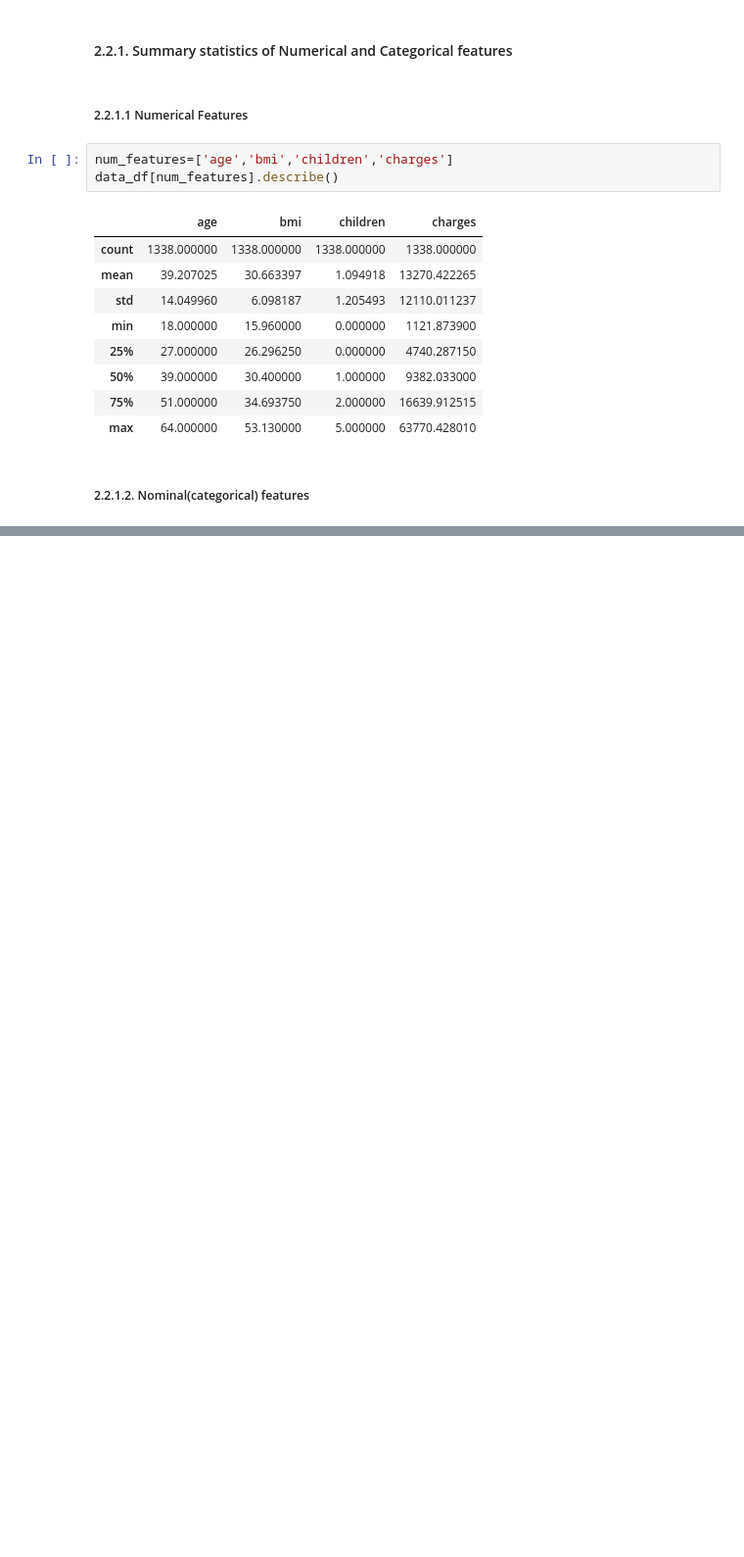
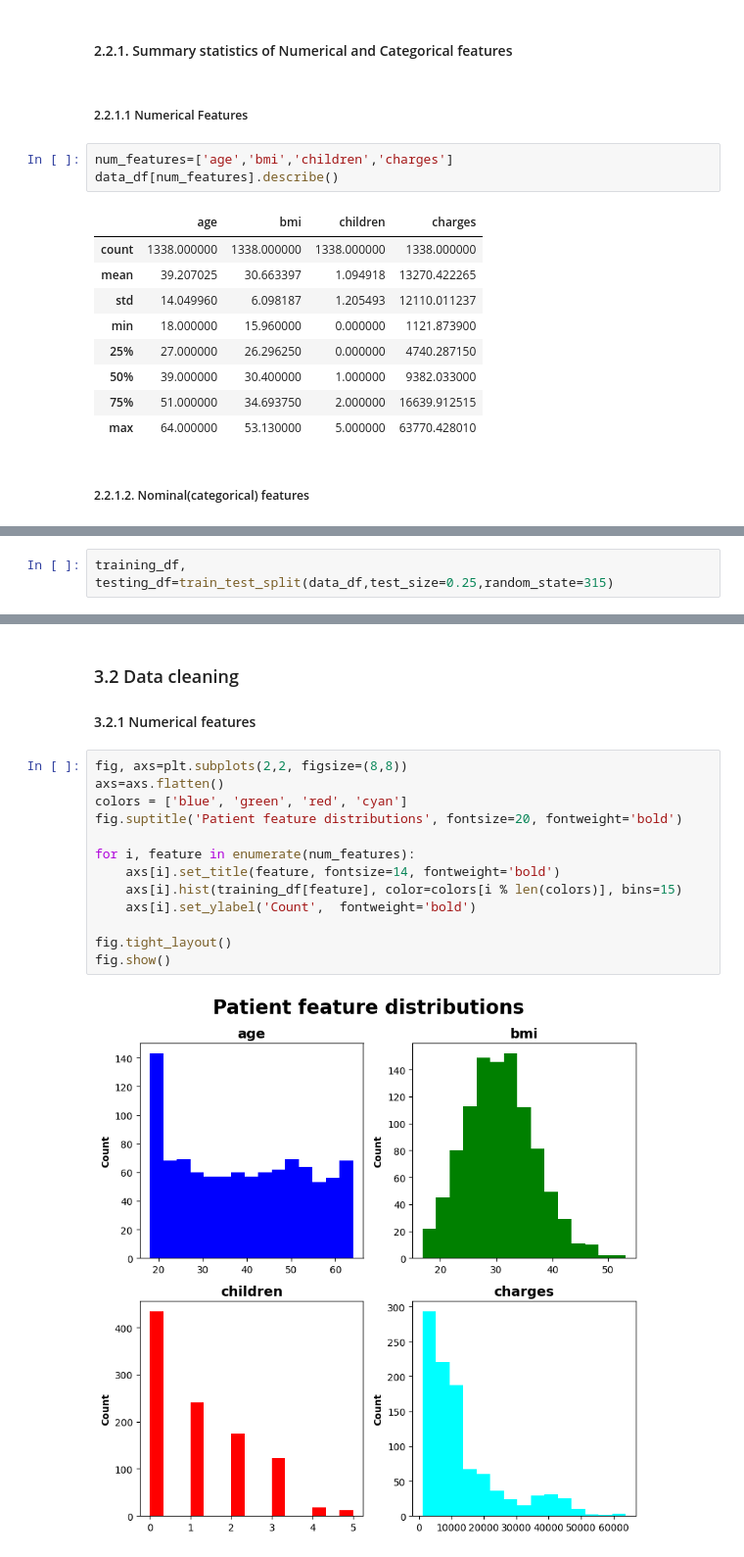
Before and after one commit to 4GeeksAcademy/Madesh-linear-regression, a Jupyter notebook: src/Madesh_solution.ipynb, the cells around one changed output, grey strips where cells are left out. Shown at 98% size. Saved outputs shown, nothing was run; the diff lists cells and outputs as text; blank space fills up the shorter version.

```diff
--- a/src/Madesh_solution.ipynb
+++ b/src/Madesh_solution.ipynb
@@ -71,0 +109,2 @@ cat_features=['sex','smoker','region']
+# %%
+training_df, testing_df=train_test_split(data_df,test_size=0.25,random_state=315)
@@ -71,0 +123,18 @@ cat_features=['sex','smoker','region']
+# %% [markdown]
+### 3.2 Data cleaning
+#### 3.2.1 Numerical features
+# %%
+fig, axs=plt.subplots(2,2, figsize=(8,8))
+axs=axs.flatten()
+colors = ['blue', 'green', 'red', 'cyan']
+fig.suptitle('Patient feature distributions', fontsize=20, fontweight='bold')
+
+for i, feature in enumerate(num_features):
+    axs[i].set_title(feature, fontsize=14, fontweight='bold')
+    axs[i].hist(training_df[feature], color=colors[i % len(colors)], bins=15)
+    axs[i].set_ylabel('Count',  fontweight='bold')
+
+fig.tight_layout()
+fig.show()
+# %% [output]
+[figure, added]
```
Also changed, not shown: parts of 8 cells of this notebook.
